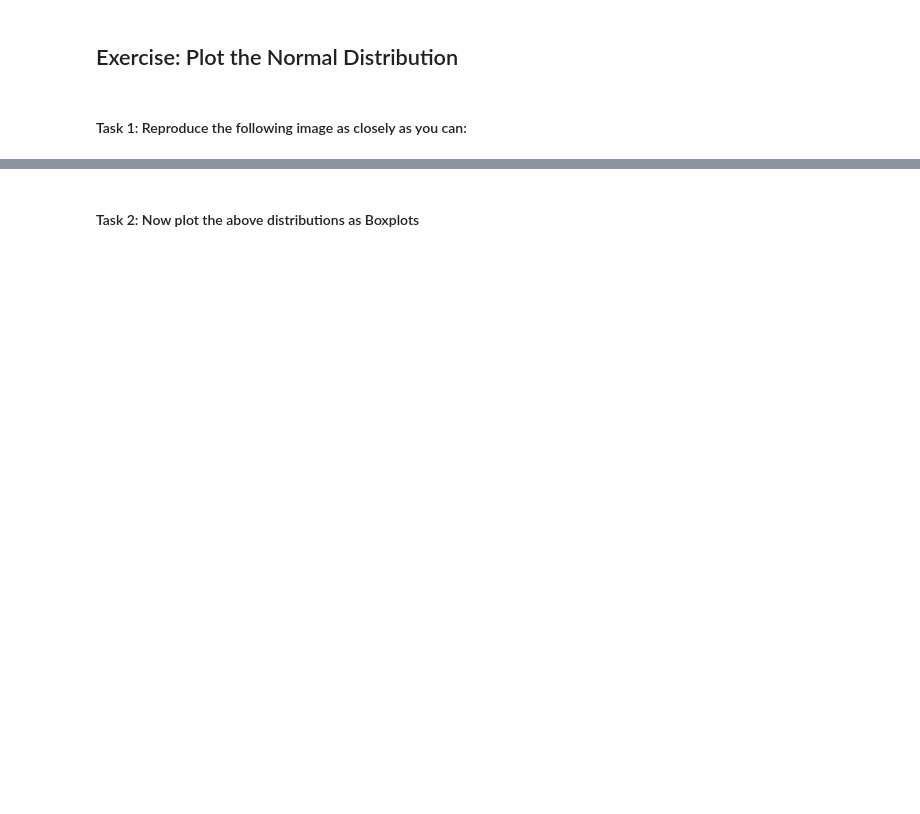
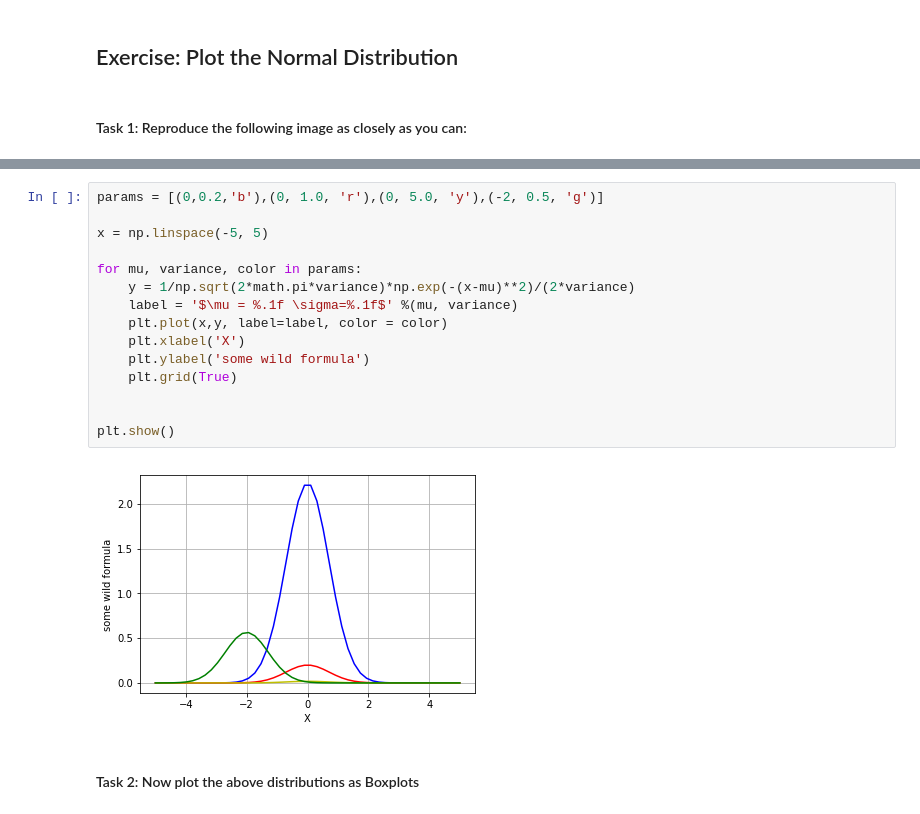
Before and after one commit to TrisKast/DataScience-Bioinformatics, a Jupyter notebook: notebooks/Day1_Visualization.ipynb, the cells around one changed output, grey strips where cells are left out. Cells and saved outputs as stored; diff of their text form; blank space fills up the shorter version.

```diff
--- a/notebooks/Day1_Visualization.ipynb
+++ b/notebooks/Day1_Visualization.ipynb
@@ -26,5 +68,22 @@ based on http://www.labri.fr/perso/nrougier/teaching/matplotlib/
 #### Task 1: Reproduce the following image as closely as you can:
 # %% [markdown]
 <img src='https://upload.wikimedia.org/wikipedia/commons/thumb/7/74/Normal_Distribution_PDF.svg/720px-Normal_Distribution_PDF.svg.png'>
+# %%
+params = [(0,0.2,'b'),(0, 1.0, 'r'),(0, 5.0, 'y'),(-2, 0.5, 'g')]
+
+x = np.linspace(-5, 5)
+
+for mu, variance, color in params:
+    y = 1/np.sqrt(2*math.pi*variance)*np.exp(-(x-mu)**2)/(2*variance)
+    label = '$\mu = %.1f \sigma=%.1f$' %(mu, variance)
+    plt.plot(x,y, label=label, color = color)
+    plt.xlabel('X')
+    plt.ylabel('some wild formula')
+    plt.grid(True)
+
+
+plt.show()
+# %% [output]
+[figure, added]
 # %% [markdown]
 #### Task 2: Now plot the above distributions as Boxplots
```
Also changed, not shown: parts of 7 cells of this notebook, 1 other file.
